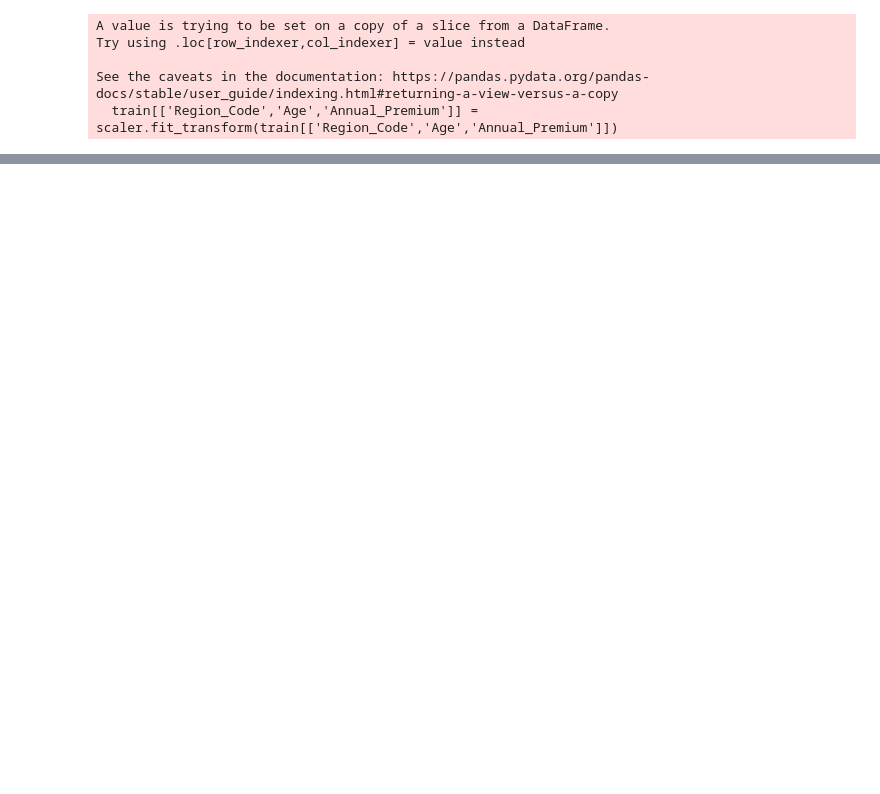
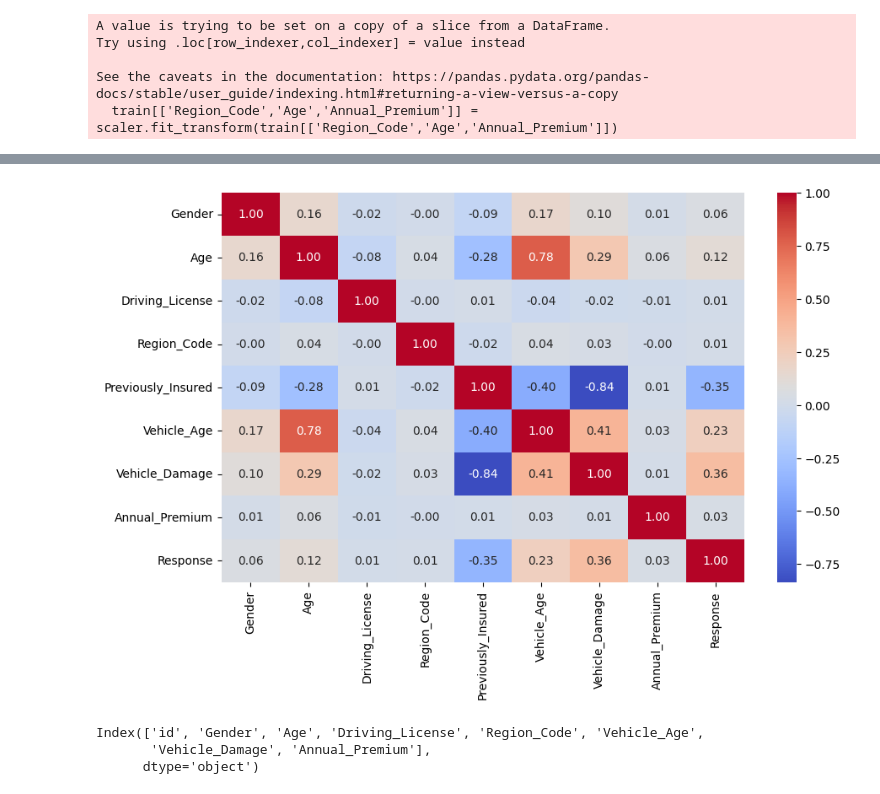
Before and after one commit to sonjaove/kaggle-solutions, a Jupyter notebook: s4e7/competition.ipynb, the cells around one changed output, grey strips where cells are left out. Saved outputs shown, nothing was run; the diff lists cells and outputs as text; code cells hidden in the pictures; blank space fills up the shorter version.

```diff
--- a/s4e7/competition.ipynb
+++ b/s4e7/competition.ipynb
@@ -118 +148,7 @@ train
 11504798 rows × 9 columns
+# %%
+plt.figure(figsize=(10,6))
+sns.heatmap(train.corr(),annot=True,cmap='coolwarm', fmt='.2f')
+plt.show()
+# %% [output]
+[figure, added]
@@ -119,2 +158,8 @@ train
+# %%
+test.columns
+# %% [output]
+Index(['id', 'Gender', 'Age', 'Driving_License', 'Region_Code', 'Vehicle_Age',
+       'Vehicle_Damage', 'Annual_Premium'],
+      dtype='object')
 # %%
 #making the data ready for the model
```
Also changed, not shown: parts of 27 cells of this notebook.
